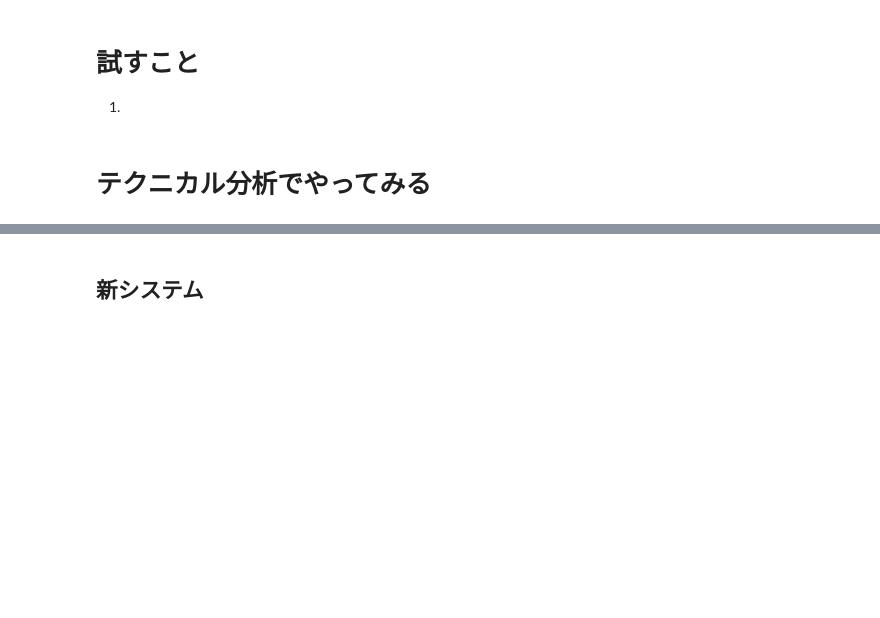
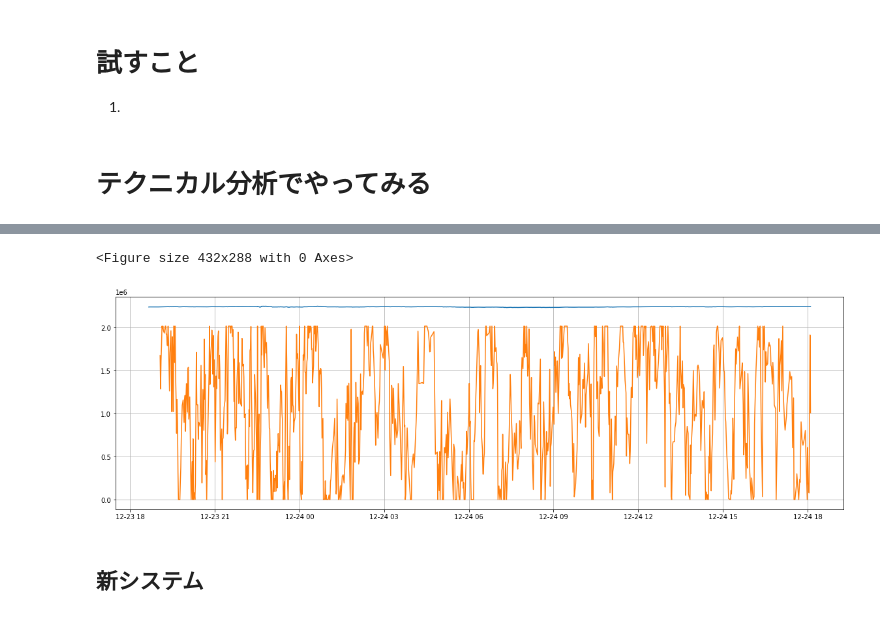
Before and after one commit to yodarjeering/BITCOIN, a Jupyter notebook: Code/coincheck.ipynb, the cells around one changed output, grey strips where cells are left out. Cells and saved outputs as stored; diff of their text form; code cells hidden in the pictures; blank space fills up the shorter version.

```diff
--- a/Code/coincheck.ipynb
+++ b/Code/coincheck.ipynb
@@ -1075,3 +1110,8 @@ here
+# %%
+cs.show_ceil_chart()
+# %% [output]
+<Figure size 432x288 with 0 Axes>
+[figure, added]
 # %% [markdown]
 ## 新システム
 # %% [markdown]
```
Also changed, not shown: parts of 10 cells of this notebook, 3 other files.
